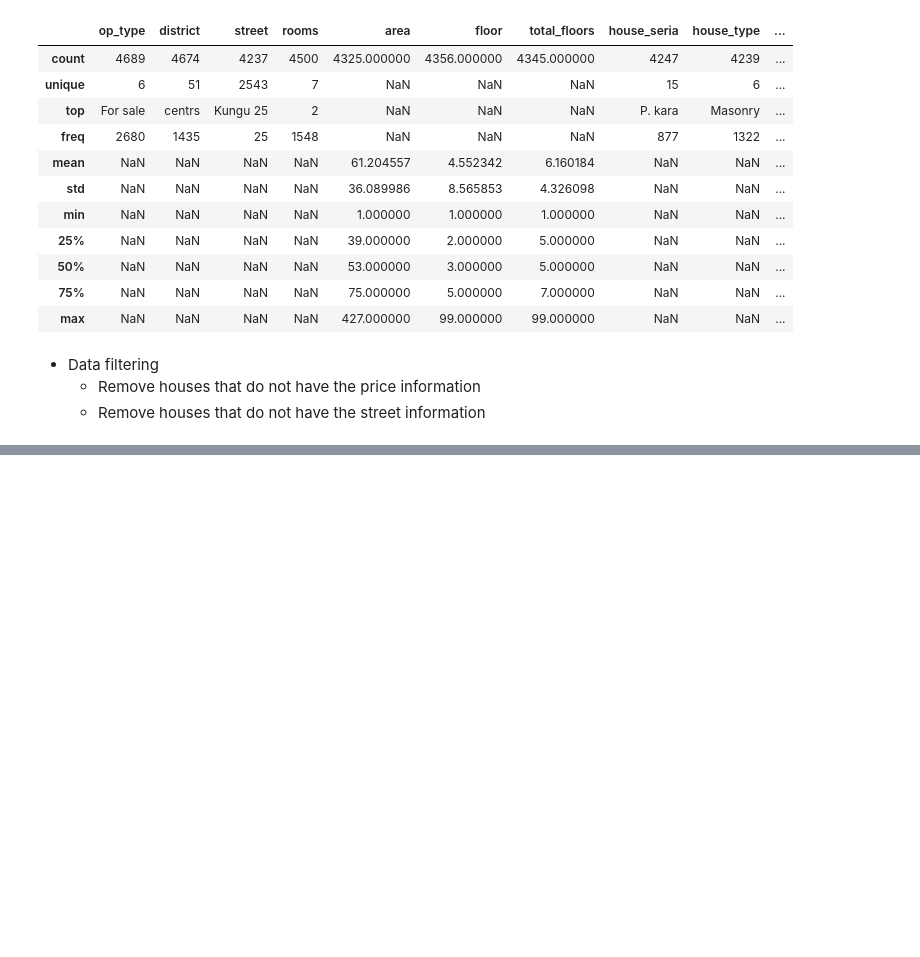
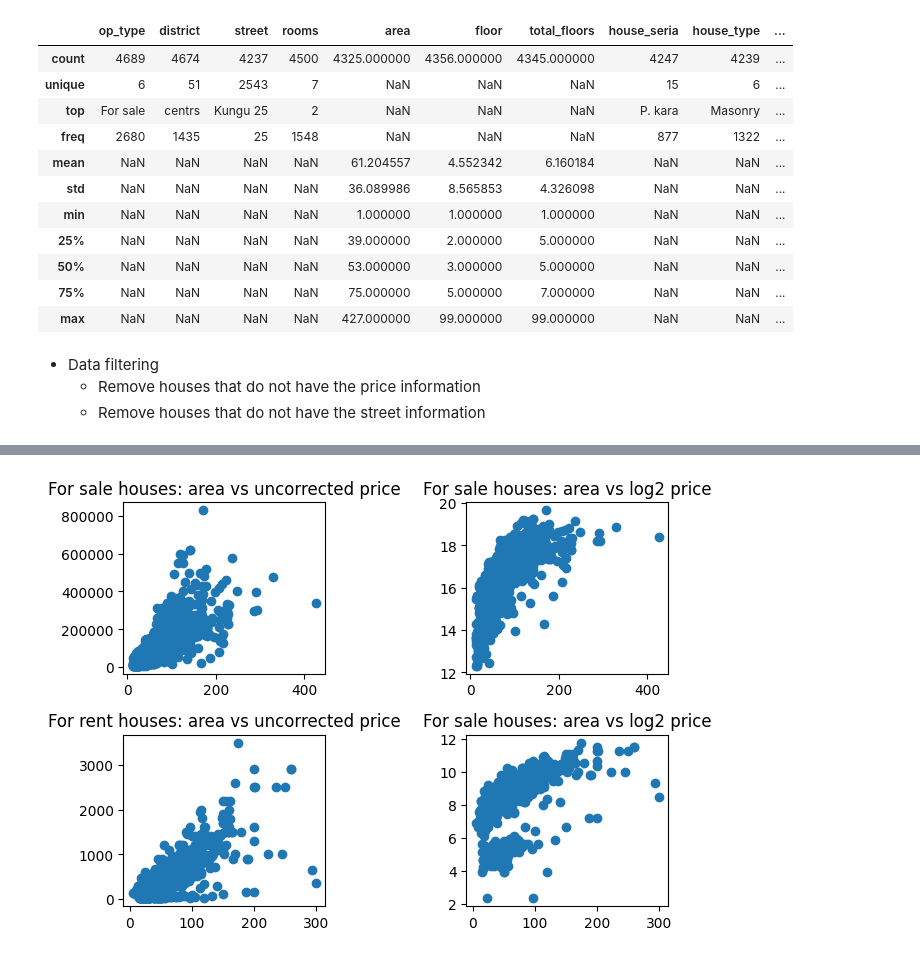
Before and after one commit to Abeoseh/machine-learning, a Jupyter notebook: homework/assignment2/MedianNormalize.ipynb, the cells around one changed output, grey strips where cells are left out. Cells and saved outputs as stored; diff of their text form; code cells hidden in the pictures; blank space fills up the shorter version.

```diff
--- a/homework/assignment2/MedianNormalize.ipynb
+++ b/homework/assignment2/MedianNormalize.ipynb
@@ -96,2 +89,28 @@ plt.hist(bins[:-1], weights=counts)
 # %%
-##
+fig, axs = plt.subplots(2,2)
+
+## For the houses with the “op_type” being “For sale”, make a scatter plot of the house price (y axis) vs the area (x axis).
+# For the houses with the “op_type” being “For sale”, make a scatter plot of the log2 transformed house price (y axis) vs the area (x axis).
+
+optype_for_sale = filtered_real_estate[filtered_real_estate.op_type.isin(["For sale"])]
+
+axs[0,0].scatter(optype_for_sale["area"], optype_for_sale["price"])
+axs[0,0].set_title("For sale houses: area vs uncorrected price")
+
+axs[0,1].scatter(optype_for_sale["area"], np.log2(optype_for_sale["price"]))
+axs[0,1].set_title("For sale houses: area vs log2 price")
+
+
+# For the houses with the “op_type” being “For rent”, make a scatter plot of the house price (y axis) vs the area (x axis).
+# For the houses with the “op_type” being “For rent”, make a scatter plot of the log2 transformed house price (y axis) vs the area (x axis).
+optype_for_rent = filtered_real_estate[filtered_real_estate.op_type.isin(["For rent"])]
+axs[1,0].scatter(optype_for_rent["area"], optype_for_rent["price"])
+axs[1,0].set_title("For rent houses: area vs uncorrected price")
+
+axs[1,1].scatter(optype_for_rent["area"], np.log2(optype_for_rent["price"]))
+axs[1,1].set_title("For sale houses: area vs log2 price")
+plt.tight_layout()
+plt.subplots_adjust(left=None, bottom=None, right=None, top=None, wspace=0.7, hspace=None)
+plt.show()
+# %% [output]
+[figure, added]
```
Also changed, not shown: parts of 5 cells of this notebook.
